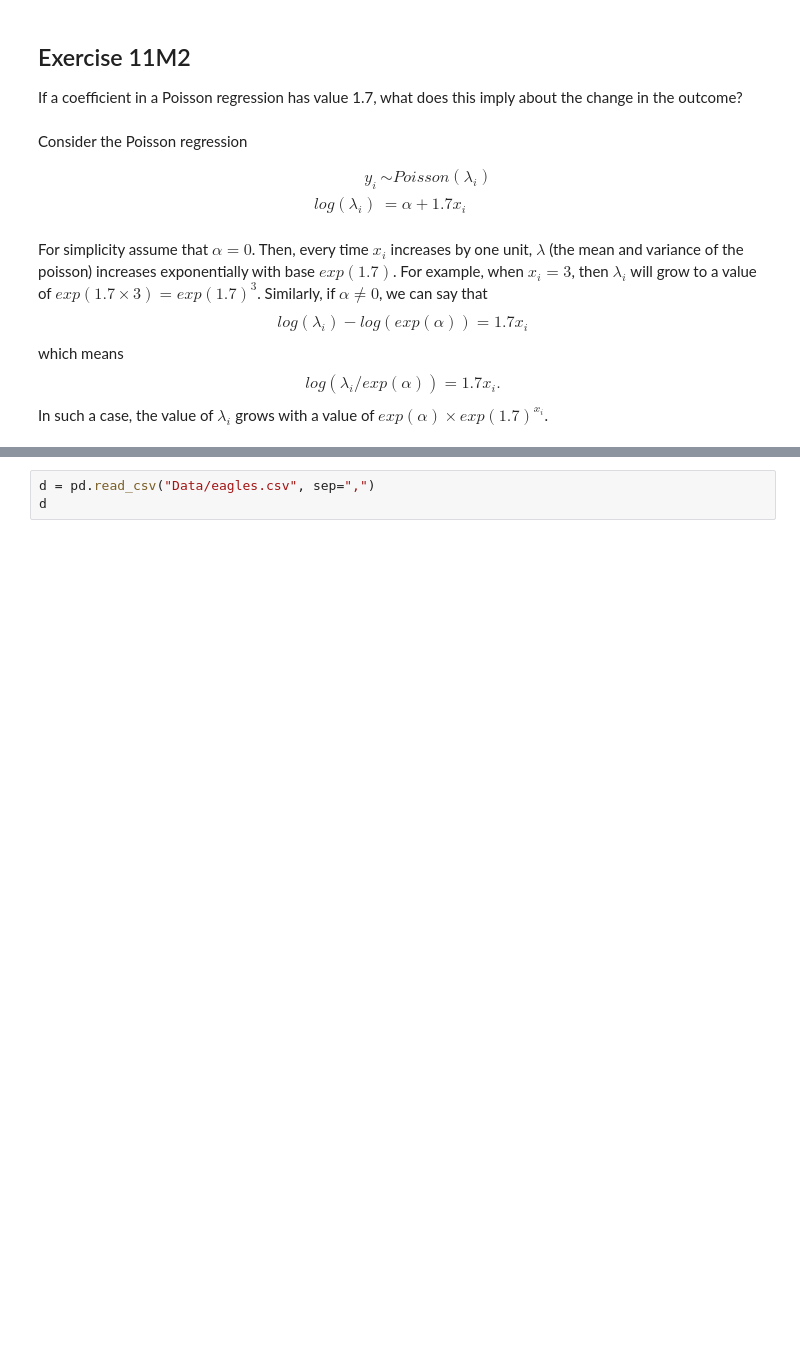
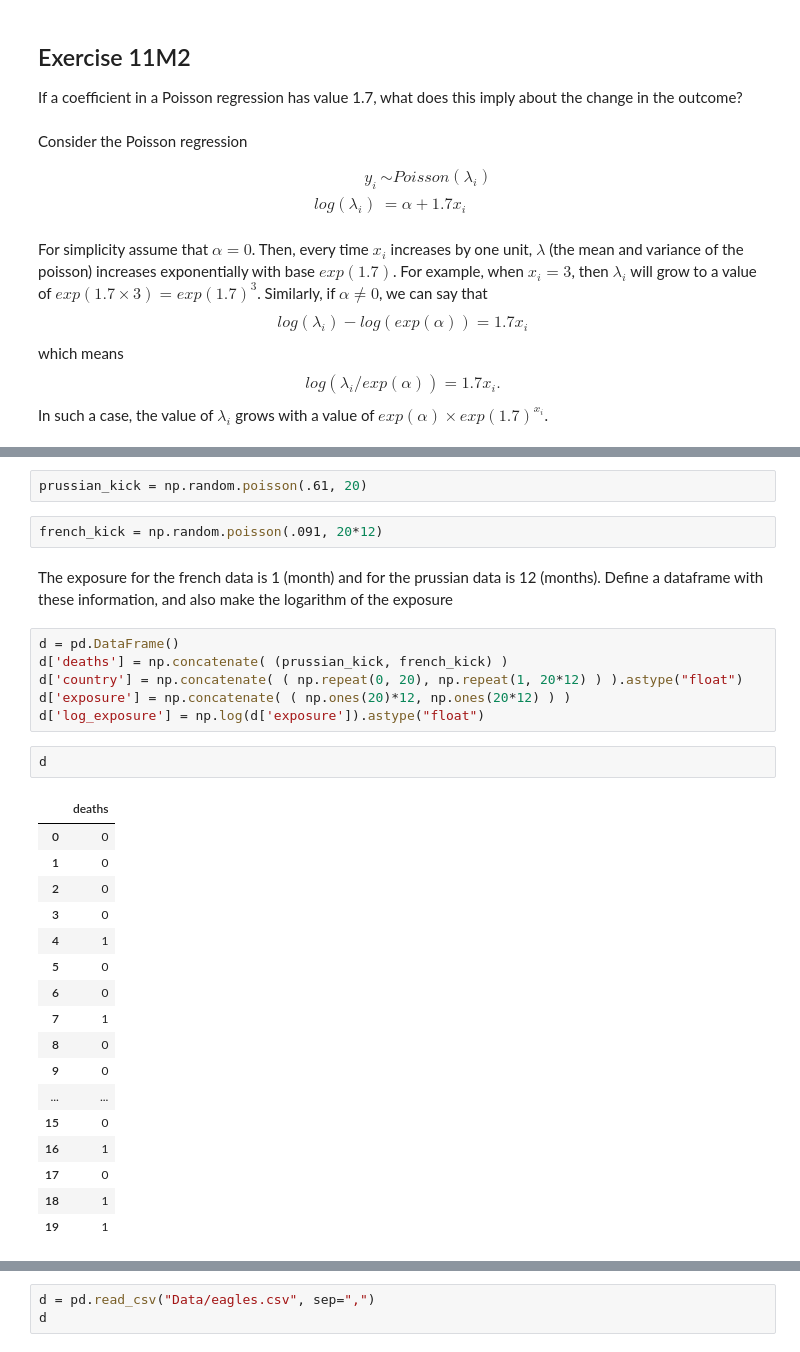
Before and after one commit to SamueleSoraggi/bayesian_statistics, a Jupyter notebook: statistical_rethinking_2/pymc4/Chp_11_Exercise.ipynb, the cells around one changed output, grey strips where cells are left out. Saved outputs shown, nothing was run; the diff lists cells and outputs as text; blank space fills up the shorter version.

```diff
--- a/statistical_rethinking_2/pymc4/Chp_11_Exercise.ipynb
+++ b/statistical_rethinking_2/pymc4/Chp_11_Exercise.ipynb
@@ -202,0 +216,32 @@ In such a case, the value of $\lambda_i$ grows with a value of  $exp(\alpha) \ti
+# %%
+prussian_kick = np.random.poisson(.61, 20)
+# %%
+french_kick = np.random.poisson(.091, 20*12)
+# %% [markdown]
+The exposure for the french data is 1 (month) and for the prussian data is 12 (months). Define a dataframe with these information, and also make the logarithm of the exposure
+# %%
+d = pd.DataFrame()
+d['deaths'] = np.concatenate( (prussian_kick, french_kick) )
+d['country'] = np.concatenate( ( np.repeat(0, 20), np.repeat(1, 20*12) ) ).astype("float")
+d['exposure'] = np.concatenate( ( np.ones(20)*12, np.ones(20*12) ) )
+d['log_exposure'] = np.log(d['exposure']).astype("float")
+# %%
+d
+# %% [output]
+|  | deaths |
+| 0 | 0 |
+| 1 | 0 |
+| 2 | 0 |
+| 3 | 0 |
+| 4 | 1 |
+| 5 | 0 |
+| 6 | 0 |
+| 7 | 1 |
+| 8 | 0 |
+| 9 | 0 |
+| ... | ... |
+| 15 | 0 |
+| 16 | 1 |
+| 17 | 0 |
+| 18 | 1 |
+| 19 | 1 |
```
Also changed, not shown: parts of 11 cells of this notebook.
